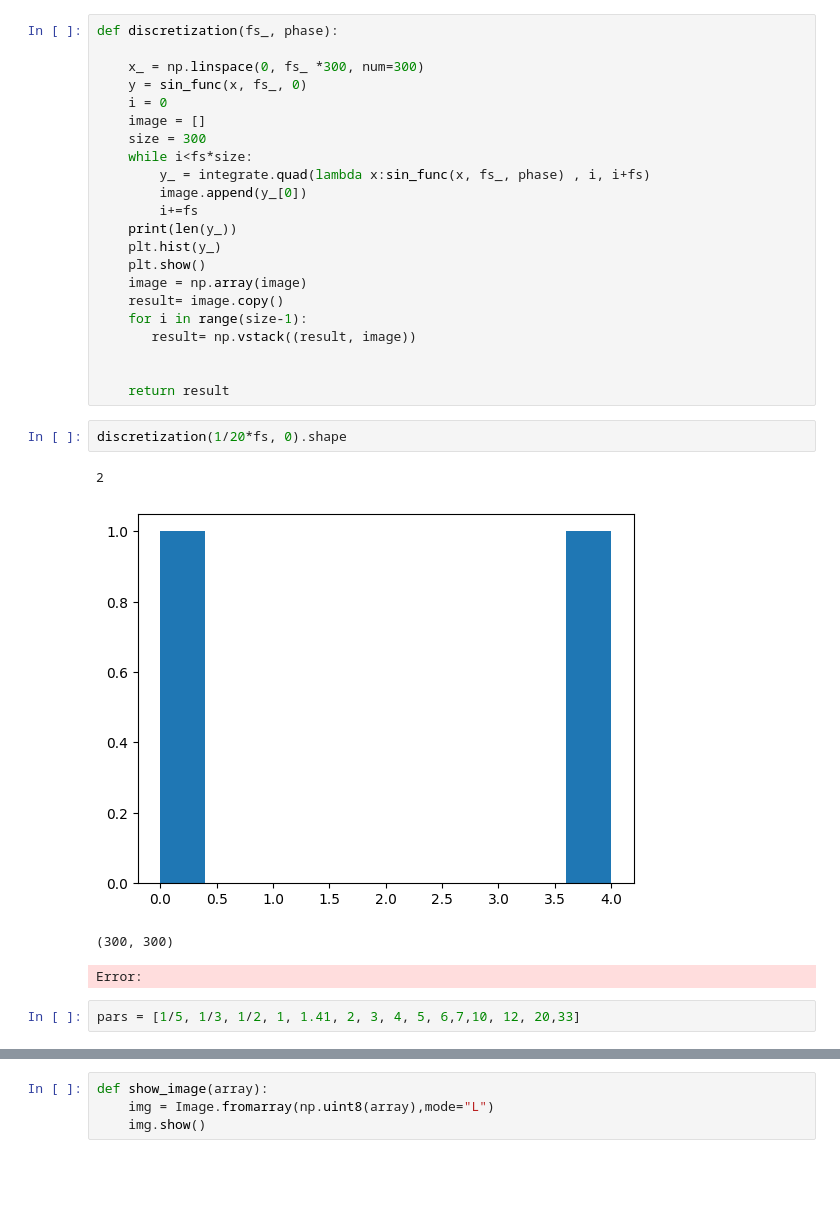
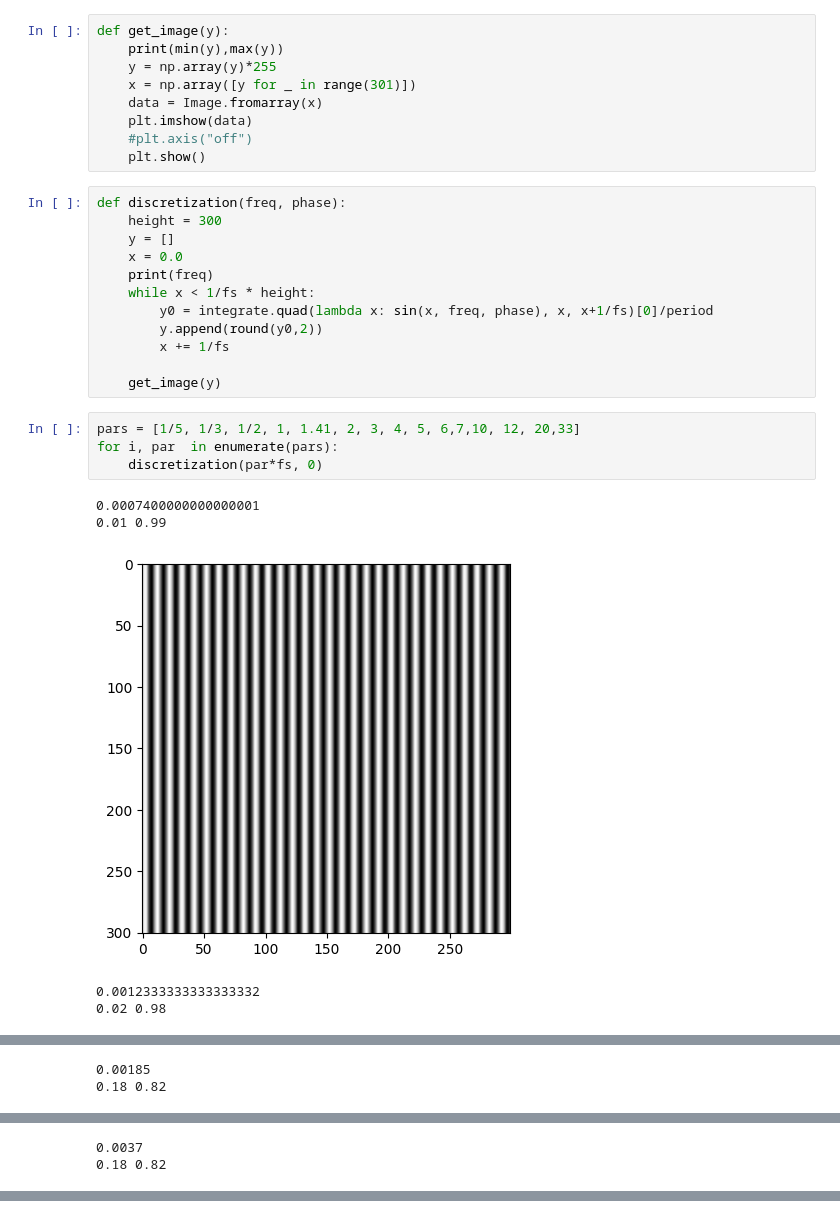
Before and after one commit to GongniR/Mag_2_semester, a Jupyter notebook: TechVision/PW_2/PW_2.ipynb, the cells around one changed output, grey strips where cells are left out. Saved outputs shown, nothing was run; the diff lists cells and outputs as text; blank space fills up the shorter version.

```diff
--- a/TechVision/PW_2/PW_2.ipynb
+++ b/TechVision/PW_2/PW_2.ipynb
@@ -36,31 +22,31 @@ plt.show()
-# %%
-def discretization(fs_, phase):
-
-    x_ = np.linspace(0, fs_ *300, num=300)
-    y = sin_func(x, fs_, 0)
-    i = 0
-    image = []
-    size = 300
-    while i<fs*size:
-        y_ = integrate.quad(lambda x:sin_func(x, fs_, phase) , i, i+fs)
-        image.append(y_[0])
-        i+=fs
-    print(len(y_))
-    plt.hist(y_)
-    plt.show()
-    image = np.array(image)
-    result= image.copy()
-    for i in range(size-1):
-       result= np.vstack((result, image))
-
-
-    return result
-# %%
-discretization(1/20*fs, 0).shape
-# %% [output]
-2
-[figure, removed]
-(300, 300)
-Error:
+# %%
+def get_image(y):
+    print(min(y),max(y))
+    y = np.array(y)*255
+    x = np.array([y for _ in range(301)])
+    data = Image.fromarray(x)
+    plt.imshow(data)
+    #plt.axis("off")
+    plt.show()
+# %%
+def discretization(freq, phase):
+    height = 300
+    y = []
+    x = 0.0
+    print(freq)
+    while x < 1/fs * height:
+        y0 = integrate.quad(lambda x: sin(x, freq, phase), x, x+1/fs)[0]/period
+        y.append(round(y0,2))
+        x += 1/fs
+
+    get_image(y)
 # %%
 pars = [1/5, 1/3, 1/2, 1, 1.41, 2, 3, 4, 5, 6,7,10, 12, 20,33]
+for i, par  in enumerate(pars):
+    discretization(par*fs, 0)
+# %% [output]
+0.0007400000000000001
+0.01 0.99
+[figure, added]
+0.0012333333333333332
+0.02 0.98
@@ -66,0 +54,2 @@ pars = [1/5, 1/3, 1/2, 1, 1.41, 2, 3, 4, 5, 6,7,10, 12, 20,33]
+0.00185
+0.18 0.82
@@ -66,0 +57,2 @@ pars = [1/5, 1/3, 1/2, 1, 1.41, 2, 3, 4, 5, 6,7,10, 12, 20,33]
+0.0037
+0.18 0.82
@@ -67,4 +66,0 @@ pars = [1/5, 1/3, 1/2, 1, 1.41, 2, 3, 4, 5, 6,7,10, 12, 20,33]
-# %%
-def show_image(array):
-    img = Image.fromarray(np.uint8(array),mode="L")
-    img.show()
```
Also changed, not shown: parts of 12 cells of this notebook, 2 other files.
